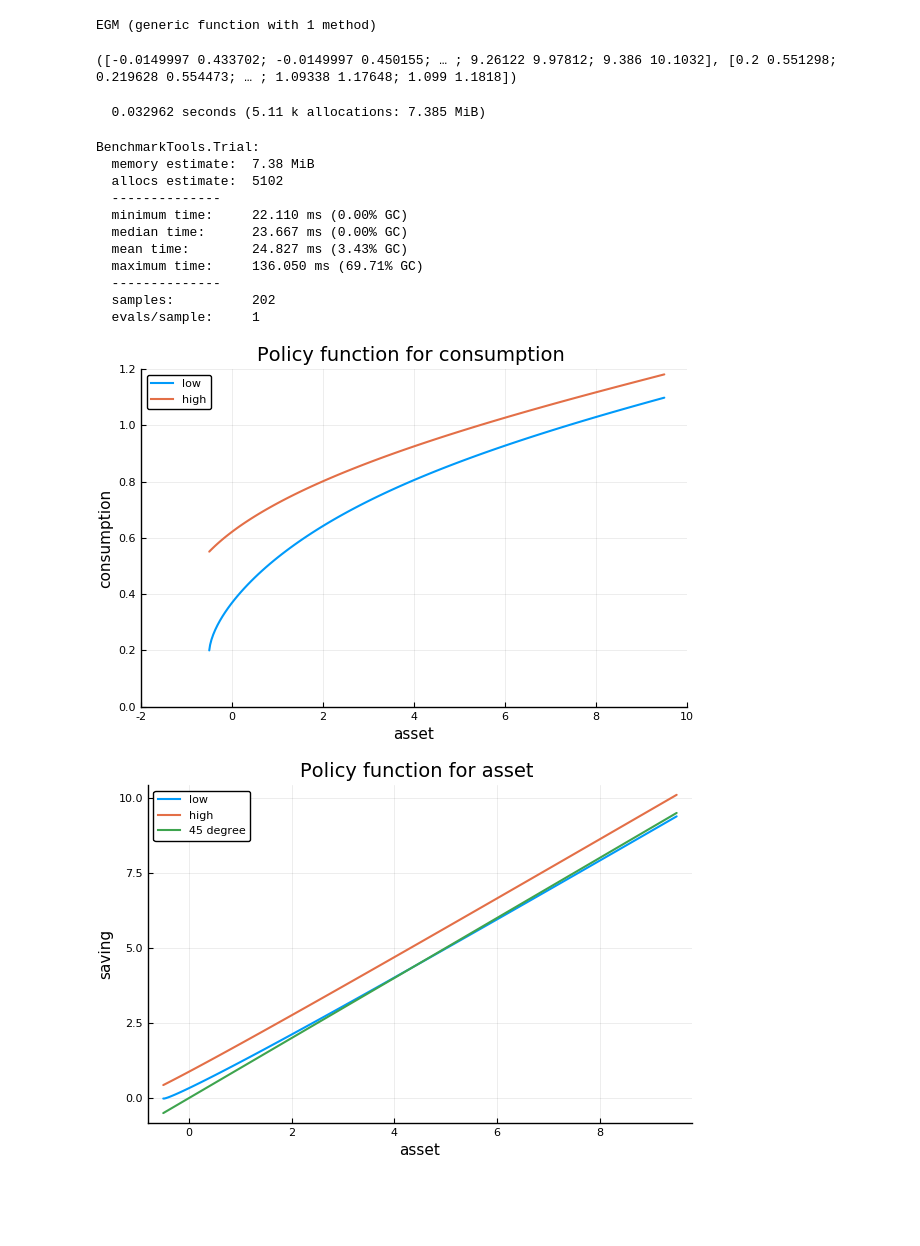
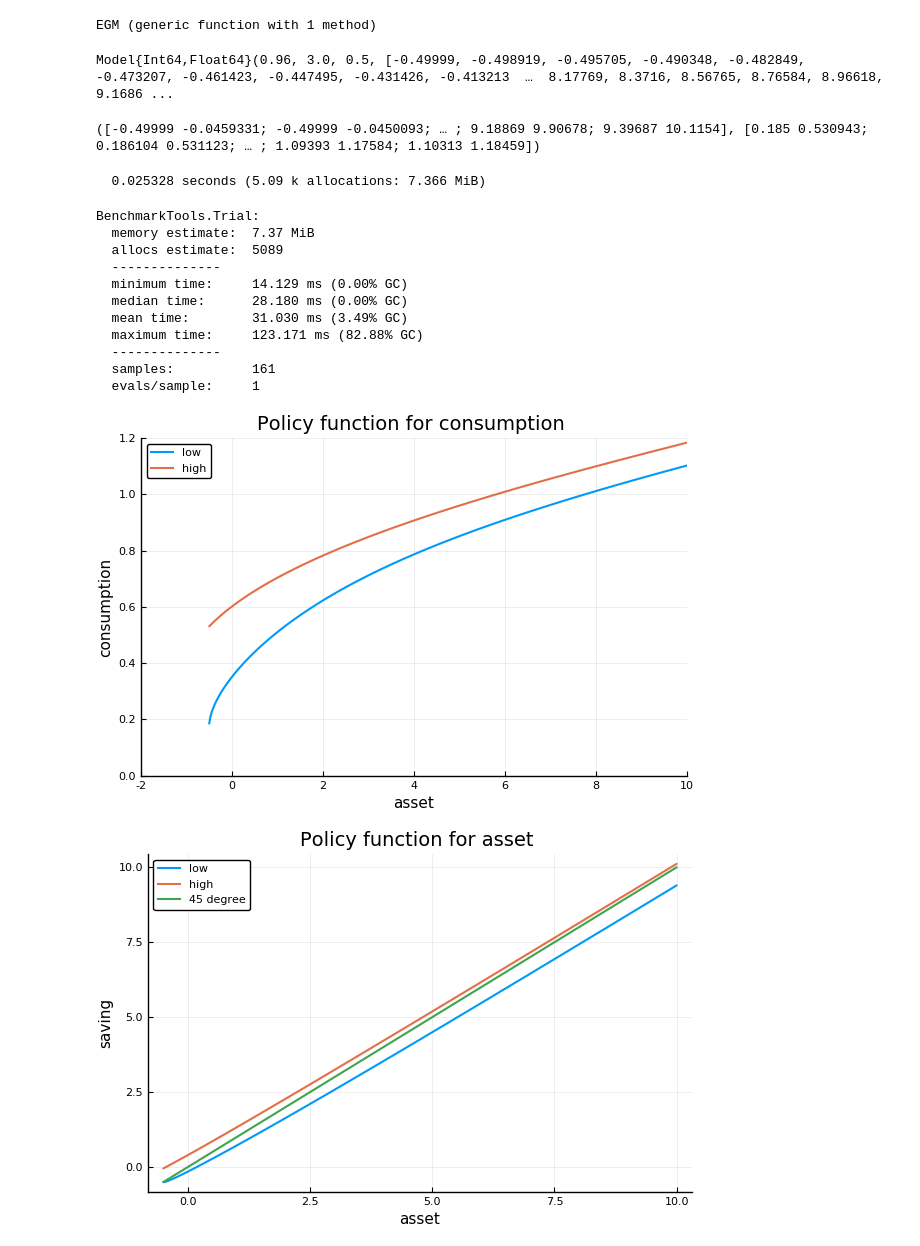
Before and after one commit to tokuma09/Julia_macro, a Jupyter notebook: PE/PE_EGM_C.ipynb, the cells around one changed output. Drawn from its saved outputs; the diff is of its cells as text; code cells hidden in the pictures; blank space fills up the shorter version.

```diff
--- a/PE/PE_EGM_C.ipynb
+++ b/PE/PE_EGM_C.ipynb
@@ -50,8 +50,9 @@ function Construct(β=0.96,
 
 
     # create asset grid  a2 = a' + phi
-    a_temp  = log.(LinRange(exp(a2min), na, na))
-    a2grid = (cumsum(a_temp)/sum(a_temp) * a2max)
+    dist_grid  = (a2max-(a2min- ϕ))/(na-1).^2 # distance between points.
+    indices   = collect(Int64,1:na) # indices of grid
+    a2grid =  (a2min-ϕ) .+ dist_grid*(indices.-1).^2 # asset grid
     #a2grid = linspace(a2min ,a2max,na)
     # In Julia v.1.0.0, logspace is depreciated, so we use linspace(my wrapper)
 
@@ -111,8 +112,8 @@ function EGM(m::Model)
     zmat = repeat(m.zgrid ,m.na)
 
     # initialize asset matrices
-    a1= zeros(m.na,m.nz) # today's asset + ϕ
-    wealth = (1.0+r)*a2mat + w*zmat .-r*m.ϕ
+    a1= zeros(m.na,m.nz)
+    wealth = (1.0+r)*a2mat + w*zmat
 
     # initialize consumption matrices
     B = zeros(m.na,m.nz) # expected marginal utility matrix in the next period
@@ -123,7 +124,7 @@ function EGM(m::Model)
     pol_c = ones(m.na,m.nz) # initial guess
     pol_c1 =zeros(m.na,m.nz) # policy function for consumption
 
-    #=  Solve HH problem=#
+    #= Solve HH problem =#
     for iter in 1:m.maxiter
         # compute RHS of bellman equation
         B = u′.(pol_c) *(m.β*(1.0+r)*m.Π')
@@ -131,7 +132,7 @@ function EGM(m::Model)
         ctil = u′_inv.(B)
 
         # compute endogenous asset matrix
-        a1 =(a2mat + ctil - w*zmat )./(1.0+r)
+        a1 =(a2mat + ctil - w*zmat)./(1.0+r)
 
         # update policy function
         pol_c1 = policyinterp(m,r,w,a1,ctil,pol_c1)
@@ -149,26 +150,29 @@ function EGM(m::Model)
 end
 # %% [output]
 EGM (generic function with 1 method)
+# %%
+m = Construct()
+# %% [output]
+Model{Int64,Float64}(0.96, 3.0, 0.5, [-0.49999, -0.498919, -0.495705, -0.490348, -0.482849, -0.473207, -0.461423, -0.447495, -0.431426, -0.413213  …  8.17769, 8.3716, 8.56765, 8.76584, 8.96618, 9.1686 ...
 # %%
-m = Construct()
 pol_a, pol_c = EGM(m)
 # %% [output]
-([-0.0149997 0.433702; -0.0149997 0.450155; … ; 9.26122 9.97812; 9.386 10.1032], [0.2 0.551298; 0.219628 0.554473; … ; 1.09338 1.17648; 1.099 1.1818])
+([-0.49999 -0.0459331; -0.49999 -0.0450093; … ; 9.18869 9.90678; 9.39687 10.1154], [0.185 0.530943; 0.186104 0.531123; … ; 1.09393 1.17584; 1.10313 1.18459])
 # %%
 @time EGM(m);
 # %% [output]
-  0.032962 seconds (5.11 k allocations: 7.385 MiB)
+  0.025328 seconds (5.09 k allocations: 7.366 MiB)
 # %%
 @benchmark EGM(m)
 # %% [output]
 BenchmarkTools.Trial:
-  memory estimate:  7.38 MiB
-  allocs estimate:  5102
+  memory estimate:  7.37 MiB
+  allocs estimate:  5089
   --------------
-  minimum time:     22.110 ms (0.00% GC)
-  median time:      23.667 ms (0.00% GC)
-  mean time:        24.827 ms (3.43% GC)
-  maximum time:     136.050 ms (69.71% GC)
+  minimum time:     14.129 ms (0.00% GC)
+  median time:      28.180 ms (0.00% GC)
+  mean time:        31.030 ms (3.49% GC)
+  maximum time:     123.171 ms (82.88% GC)
   --------------
-  samples:          202
+  samples:          161
   evals/sample:     1
@@ -177,16 +179,16 @@ agrid =m.a2grid.-m.ϕ;
 # %%
 labels = ["low" "high"]
-plot(agrid,pol_c, linewidth = 1.5,label=labels,legend=:topleft, ylims=(0,1.2), yticks=0:0.2:1.2,xlims=(-2,10))
+plot(m.a2grid,pol_c, linewidth = 1.5,label=labels,legend=:topleft, ylims=(0,1.2), yticks=0:0.2:1.2,xlims=(-2,10))
 title!("Policy function for consumption ")
 xaxis!("asset")
 yaxis!("consumption")
 # %% [output]
-[figure, old version]
+[figure, new version]
 # %%
-plot(agrid,pol_a,linewidth = 1.5, label = labels,legend=:topleft)
-plot!(agrid,agrid,linewidth = 1.5 ,label = "45 degree",legend=:topleft)
+plot(m.a2grid,pol_a,linewidth = 1.5, label = labels,legend=:topleft)
+plot!(m.a2grid,m.a2grid,linewidth = 1.5 ,label = "45 degree",legend=:topleft)
 title!("Policy function for asset ")
 xaxis!("asset")
 yaxis!("saving")
 # %% [output]
-[figure, old version]
+[figure, new version]
```
Also changed, not shown: parts of 3 cells of this notebook, 7 other files.
